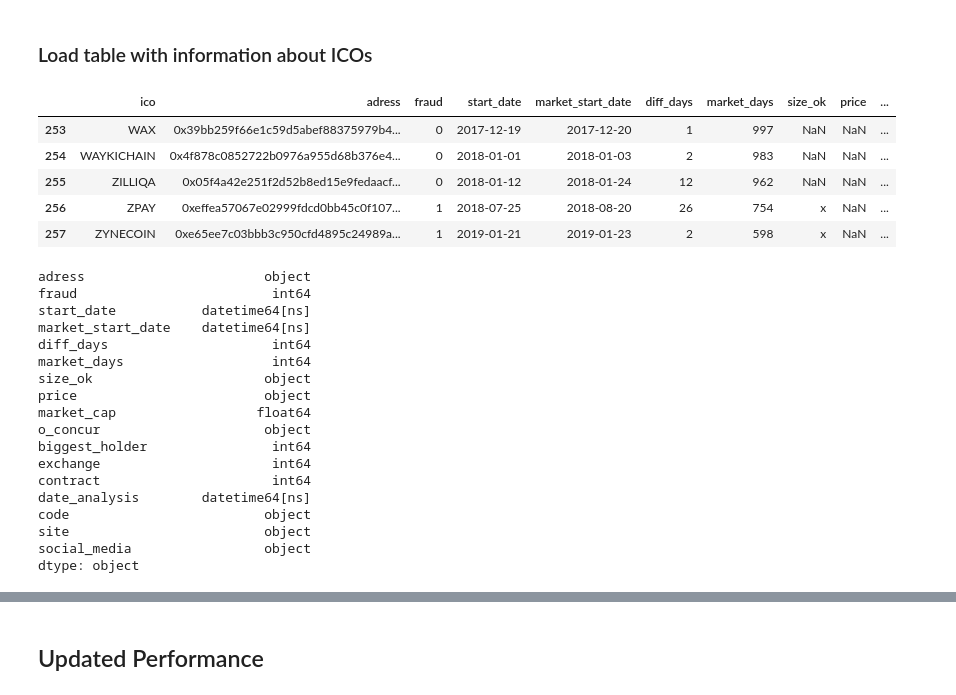
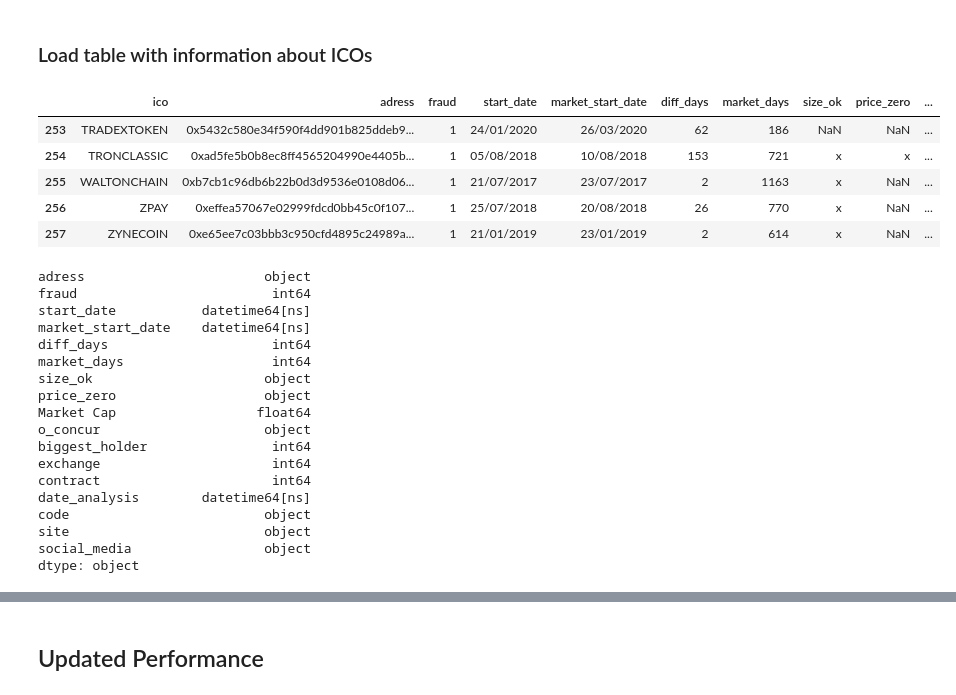
Before and after one commit to GabrielSGoncalves/time_series_study, a Jupyter notebook: ICO_fraud_detection/2020-09-24-Investigate_series_size.ipynb, the cells around one changed output, grey strips where cells are left out. Saved outputs shown, nothing was run; the diff lists cells and outputs as text; code cells hidden in the pictures.

```diff
--- a/ICO_fraud_detection/2020-09-24-Investigate_series_size.ipynb
+++ b/ICO_fraud_detection/2020-09-24-Investigate_series_size.ipynb
@@ -14,15 +14,15 @@ InteractiveShell.ast_node_interactivity = "all"
 # %%
 path_to_csvs = '/home/gabriel/Documents/Repos/time_series_study/data_and_models/all_icos/'
 # %%
-ico_table = pd.read_csv('lista_ico_2020-08-17_tab3.csv', sep=',')
+ico_table = pd.read_csv('lista_ico_2020-08-17_tab3.csv', sep=';')
 ico_table.tail()
 # %% [output]
-|  | ico | adress | fraud | start_date | market_start_date | diff_days | market_days | size_ok | price | ... |
-| 253 | WAX | 0x39bb259f66e1c59d5abef88375979b4... | 0 | 2017-12-19 | 2017-12-20 | 1 | 997 | NaN | NaN | ... |
-| 254 | WAYKICHAIN | 0x4f878c0852722b0976a955d68b376e4... | 0 | 2018-01-01 | 2018-01-03 | 2 | 983 | NaN | NaN | ... |
-| 255 | ZILLIQA | 0x05f4a42e251f2d52b8ed15e9fedaacf... | 0 | 2018-01-12 | 2018-01-24 | 12 | 962 | NaN | NaN | ... |
-| 256 | ZPAY | 0xeffea57067e02999fdcd0bb45c0f107... | 1 | 2018-07-25 | 2018-08-20 | 26 | 754 | x | NaN | ... |
-| 257 | ZYNECOIN | 0xe65ee7c03bbb3c950cfd4895c24989a... | 1 | 2019-01-21 | 2019-01-23 | 2 | 598 | x | NaN | ... |
+|  | ico | adress | fraud | start_date | market_start_date | diff_days | market_days | size_ok | price_zero | ... |
+| 253 | TRADEXTOKEN | 0x5432c580e34f590f4dd901b825ddeb9... | 1 | 24/01/2020 | 26/03/2020 | 62 | 186 | NaN | NaN | ... |
+| 254 | TRONCLASSIC | 0xad5fe5b0b8ec8ff4565204990e4405b... | 1 | 05/08/2018 | 10/08/2018 | 153 | 721 | x | x | ... |
+| 255 | WALTONCHAIN | 0xb7cb1c96db6b22b0d3d9536e0108d06... | 1 | 21/07/2017 | 23/07/2017 | 2 | 1163 | x | NaN | ... |
+| 256 | ZPAY | 0xeffea57067e02999fdcd0bb45c0f107... | 1 | 25/07/2018 | 20/08/2018 | 26 | 770 | x | NaN | ... |
+| 257 | ZYNECOIN | 0xe65ee7c03bbb3c950cfd4895c24989a... | 1 | 21/01/2019 | 23/01/2019 | 2 | 614 | x | NaN | ... |
 # %%
 ico_table = ico_table.astype({'start_date': 'datetime64', 'market_start_date': 'datetime64', 'date_analysis':'datetime64'})
 ico_table.set_index('ico', inplace=True)
@@ -35,8 +35,8 @@ market_start_date    datetime64[ns]
 diff_days                     int64
 market_days                   int64
 size_ok                      object
-price                        object
-market_cap                  float64
+price_zero                   object
+Market Cap                  float64
 o_concur                     object
 biggest_holder                int64
 exchange                      int64
```
Also changed, not shown: parts of 5 cells of this notebook, 5 other files.
